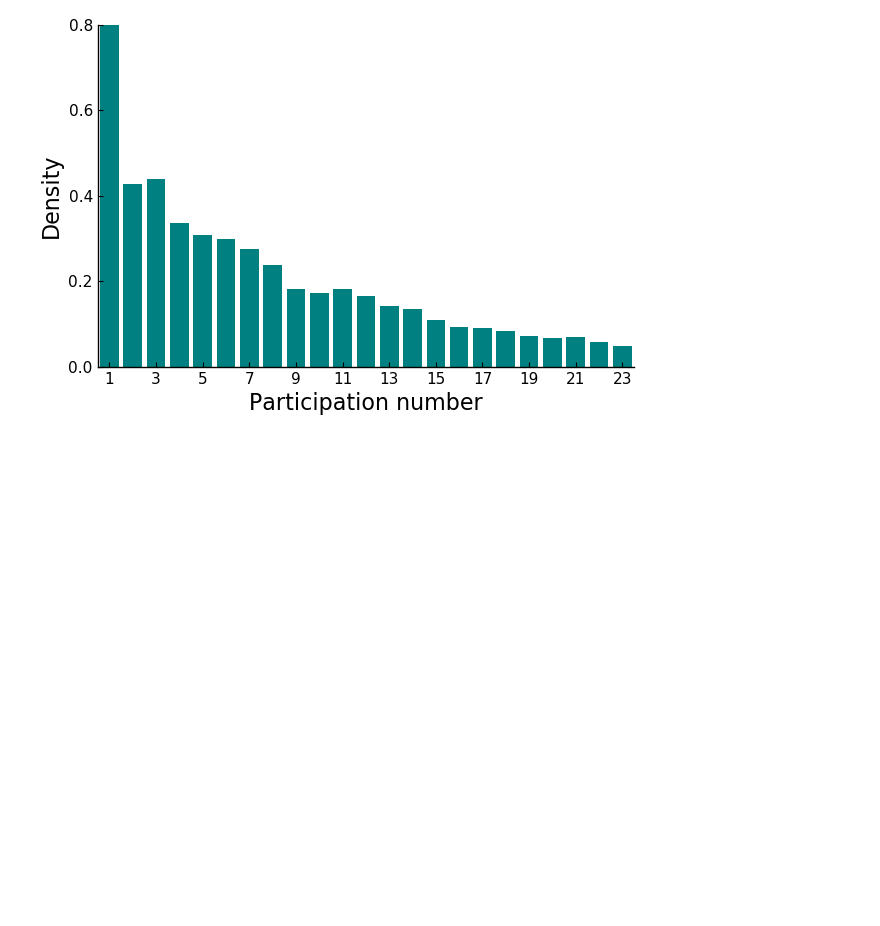
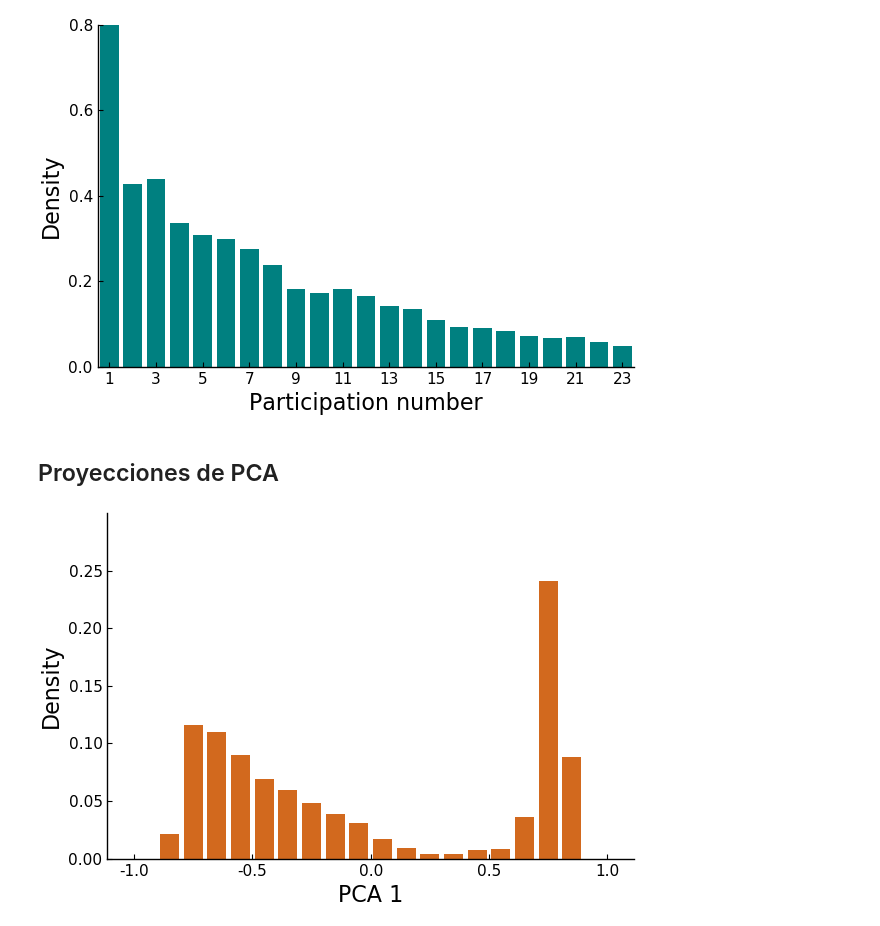
Before and after one commit to pgbarletta/lbp, a Jupyter notebook: src/final_1ure.ipynb, the cells around one changed output. Saved outputs shown, nothing was run; the diff lists cells and outputs as text; code cells hidden in the pictures; blank space fills up the shorter version.

Commit message:
Corrected some plots

```diff
--- a/src/final_1ure.ipynb
+++ b/src/final_1ure.ipynb
@@ -298,3 +298,20 @@ plt_freq_pn = bar(bins_marcos_mod .- .5, his_marcos_mod,
 [figure]
 # %%
 savefig(plt_freq_pn, joinpath(rtdos, "papel",  "2", string("2_ModPn_", pdb, ".svg")))
+# %% [markdown]
+## Proyecciones de PCA
+# %%
+bins = collect(-1.:.1:1.)
+wghs = fill(1.0, length(smooth_prj_1_1ure))
+
+# Histograma ponderado
+Wbins_prj_1ure, Whis_prj_1ure = JUMD.weightedHist(smooth_prj_1_1ure, bins, wghs, true, false);
+
+plt_his_prj_1 = bar(Wbins_prj_1ure, Whis_prj_1ure,
+    ylims = (0, .3),
+    linecolor = false, fillcolor = Colors.colorant"#D2691E",
+    grid = false, legend = false,
+    guidefont = font(16, "Arial"), tickfont = font(11, "Arial"),
+    yaxis = "Density", xaxis = "PCA 1")
+# %% [output]
+[figure, added]
```
Also changed, not shown: parts of 4 cells of this notebook, 7 other files.
